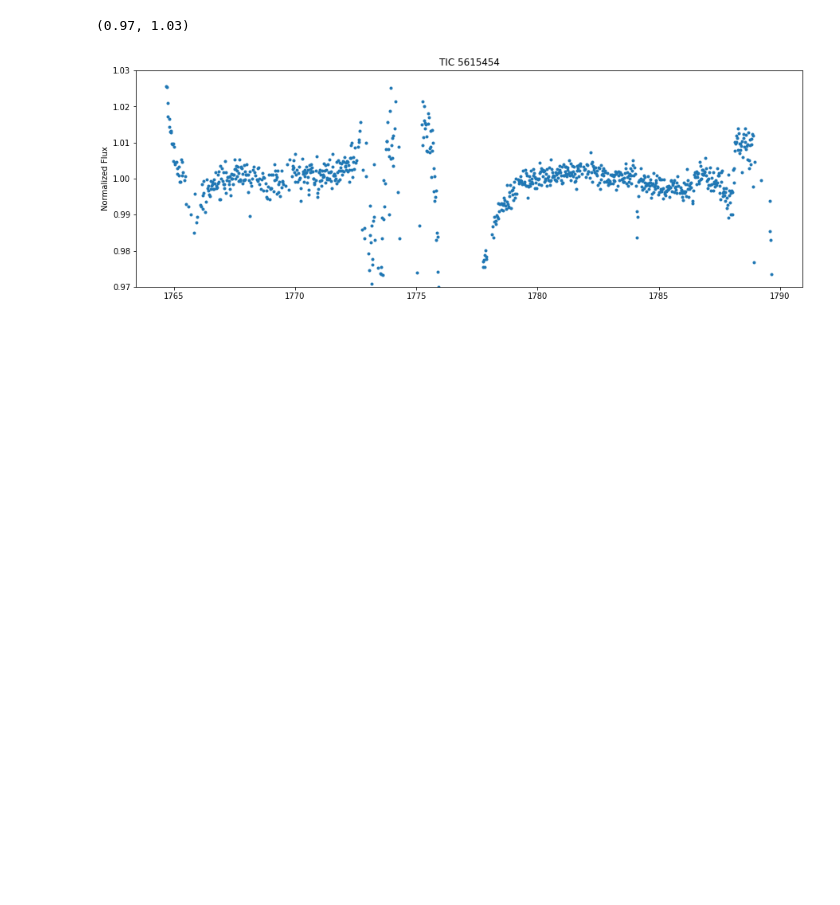
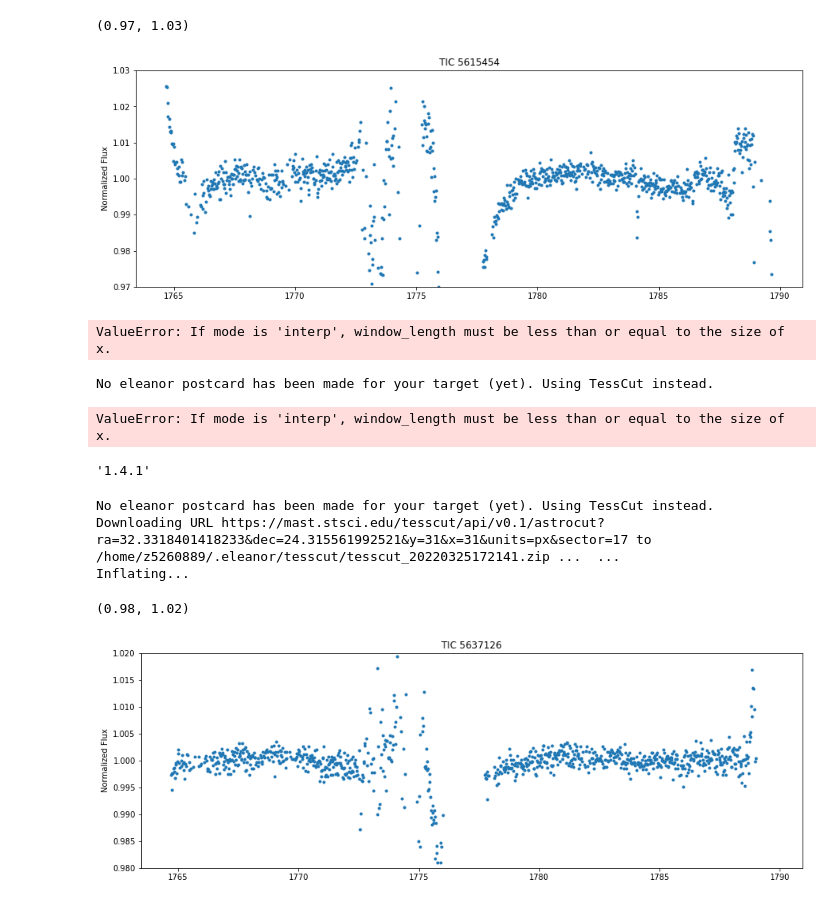
Before and after one commit to jennywwww/tess-anomalies, a Jupyter notebook: eleanor.ipynb, the cells around one changed output. Cells and saved outputs as stored; diff of their text form; code cells hidden in the pictures; blank space fills up the shorter version.

```diff
--- a/eleanor.ipynb
+++ b/eleanor.ipynb
@@ -97,3 +100,39 @@ plt.ylim(0.97, 1.03)
 # %% [output]
 (0.97, 1.03)
 [figure]
+# %%
+# star_5643787 = eleanor.Source(tic=5643787, sector=17)
+data_5643787 = eleanor.TargetData(star_5643787, height=5, width=5, bkg_size=11, do_psf=True, do_pca=True, regressors='corner')
+# %% [output]
+ValueError: If mode is 'interp', window_length must be less than or equal to the size of x.
+# %%
+import eleanor
+star_5643824 = eleanor.Source(tic=5643824, sector=17)
+data_5643824 = eleanor.TargetData(star_5643824, height=15, width=15, bkg_size=31, do_psf=True, do_pca=True, regressors='corner')
+# %% [output]
+No eleanor postcard has been made for your target (yet). Using TessCut instead.
+ValueError: If mode is 'interp', window_length must be less than or equal to the size of x.
+# %%
+import scipy
+scipy.__version__
+# %% [output]
+'1.4.1'
+# %%
+star_5637126 = eleanor.Source(tic=5637126, sector=17)
+data_5637126 = eleanor.TargetData(star_5637126, height=15, width=15, bkg_size=31, do_psf=True, do_pca=True, regressors='corner')
+# %% [output]
+No eleanor postcard has been made for your target (yet). Using TessCut instead.
+Downloading URL https://mast.stsci.edu/tesscut/api/v0.1/astrocut?ra=32.3318401418233&dec=24.315561992521&y=31&x=31&units=px&sector=17 to /home/z5260889/.eleanor/tesscut/tesscut_20220325172141.zip ...  ...
+Inflating...
+# %%
+plt.figure(figsize=(15,5))
+
+q = data_5637126.quality == 0
+
+plt.plot(data_5637126.time[q], data_5637126.corr_flux[q]/np.nanmedian(data_5637126.corr_flux[q]), '.')
+plt.ylabel('Normalized Flux')
+plt.title('TIC 5637126');
+plt.ylim(0.98, 1.02)
+# %% [output]
+(0.98, 1.02)
+[figure, added]
```
Also changed, not shown: parts of 1 cell of this notebook, 2 other files.
